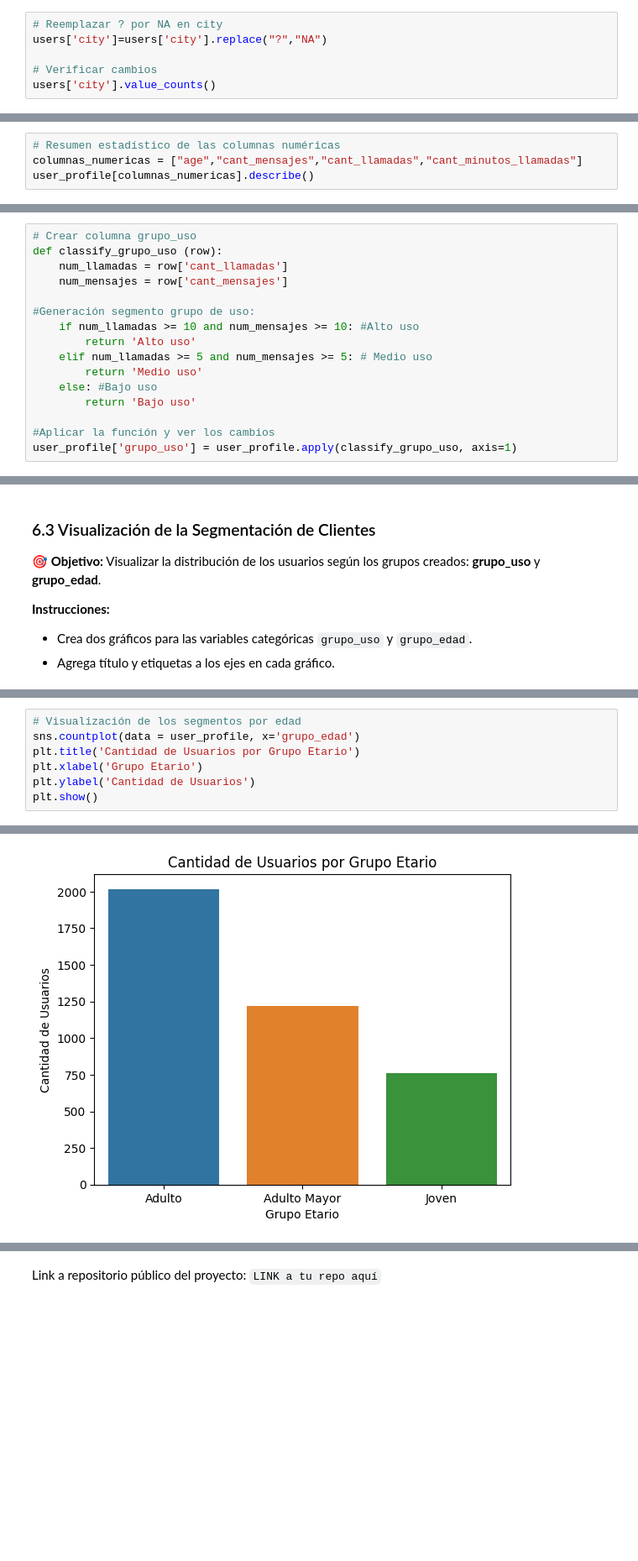
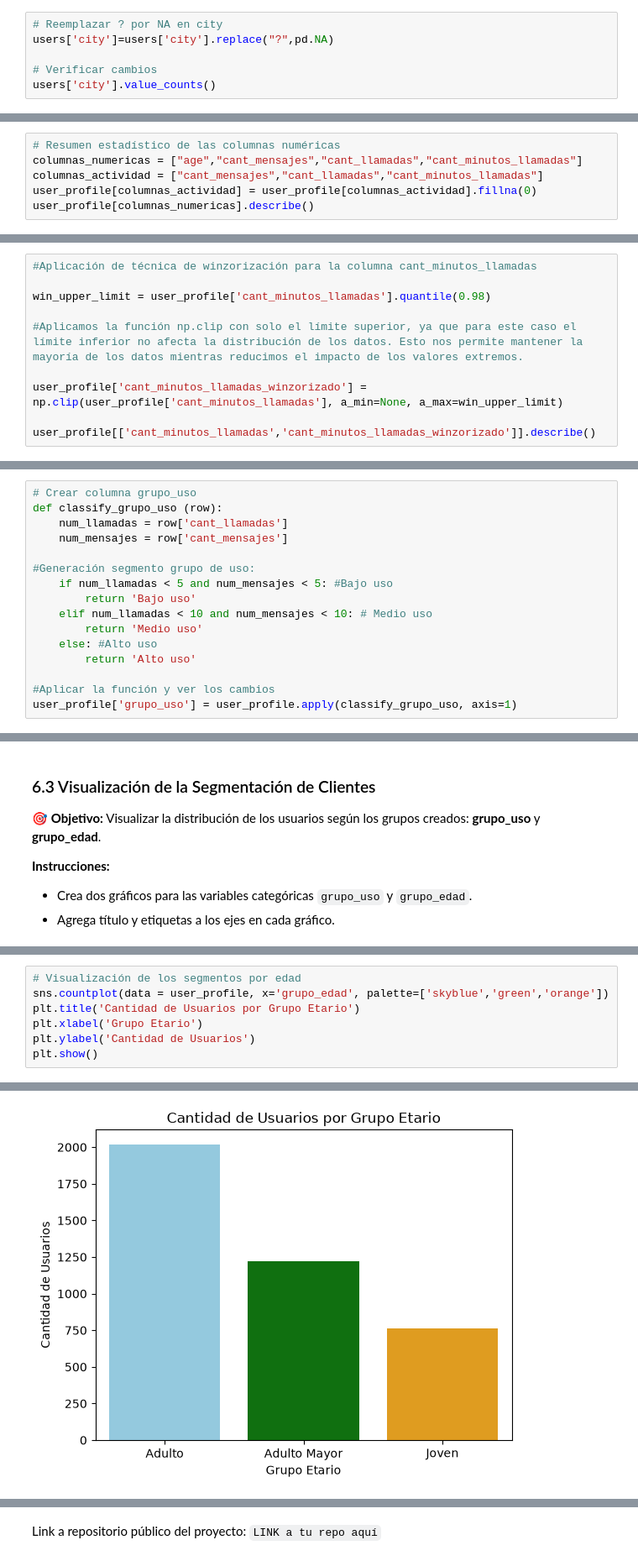
Before and after one commit to DanielMeza1192/Analysys_ConectaTel, a Jupyter notebook: Analysis_ConnectaTel.ipynb, the cells around one changed output, grey strips where cells are left out. Shown at 84% size. Saved outputs shown, nothing was run; the diff lists cells and outputs as text; blank space fills up the shorter version.

```diff
--- a/Analysis_ConnectaTel.ipynb
+++ b/Analysis_ConnectaTel.ipynb
@@ -436,7 +470,7 @@ max        79.000000
 Name: age, dtype: float64
 # %%
 # Reemplazar ? por NA en city
-users['city']=users['city'].replace("?","NA")
+users['city']=users['city'].replace("?",pd.NA)
 
 # Verificar cambios
 users['city'].value_counts()
@@ -556,6 +590,8 @@ user_profile.head(5)
 # %%
 # Resumen estadístico de las columnas numéricas
 columnas_numericas = ["age","cant_mensajes","cant_llamadas","cant_minutos_llamadas"]
+columnas_actividad = ["cant_mensajes","cant_llamadas","cant_minutos_llamadas"]
+user_profile[columnas_actividad] = user_profile[columnas_actividad].fillna(0)
 user_profile[columnas_numericas].describe()
 # %% [output]
 |  | age | cant_mensajes | cant_llamadas | cant_minutos_llamadas |
@@ -738,0 +776,10 @@ El máximo de cant_minutos_llamadas es: 155.69 El upper limit de cant_minutos_ll
+# %%
+#Aplicación de técnica de winzorización para la columna cant_minutos_llamadas
+
+win_upper_limit = user_profile['cant_minutos_llamadas'].quantile(0.98)
+
+#Aplicamos la función np.clip con solo el límite superior, ya que para este caso el límite inferior no afecta la distribución de los datos. Esto nos permite mantener la mayoría de los datos mientras reducimos el impacto de los valores extremos.
+
+user_profile['cant_minutos_llamadas_winzorizado'] = np.clip(user_profile['cant_minutos_llamadas'], a_min=None, a_max=win_upper_limit)
+
+user_profile[['cant_minutos_llamadas','cant_minutos_llamadas_winzorizado']].describe()
@@ -758,12 +817,12 @@ def classify_grupo_uso (row):
     num_mensajes = row['cant_mensajes']
 
 #Generación segmento grupo de uso:
-    if num_llamadas >= 10 and num_mensajes >= 10: #Alto uso
+    if num_llamadas < 5 and num_mensajes < 5: #Bajo uso
+        return 'Bajo uso'
+    elif num_llamadas < 10 and num_mensajes < 10: # Medio uso
+        return 'Medio uso'
+    else: #Alto uso
         return 'Alto uso'
-    elif num_llamadas >= 5 and num_mensajes >= 5: # Medio uso
-        return 'Medio uso'
-    else: #Bajo uso
-        return 'Bajo uso'
 
 #Aplicar la función y ver los cambios
 user_profile['grupo_uso'] = user_profile.apply(classify_grupo_uso, axis=1)
@@ -833,6 +895,6 @@ plt.show()
 # %%
 # Visualización de los segmentos por edad
-sns.countplot(data = user_profile, x='grupo_edad')
+sns.countplot(data = user_profile, x='grupo_edad', palette=['skyblue','green','orange'])
 plt.title('Cantidad de Usuarios por Grupo Etario')
 plt.xlabel('Grupo Etario')
 plt.ylabel('Cantidad de Usuarios')
@@ -841 +906 @@ plt.show()
-[figure, old version]
+[figure, new version]
```
Also changed, not shown: parts of 32 cells of this notebook.
